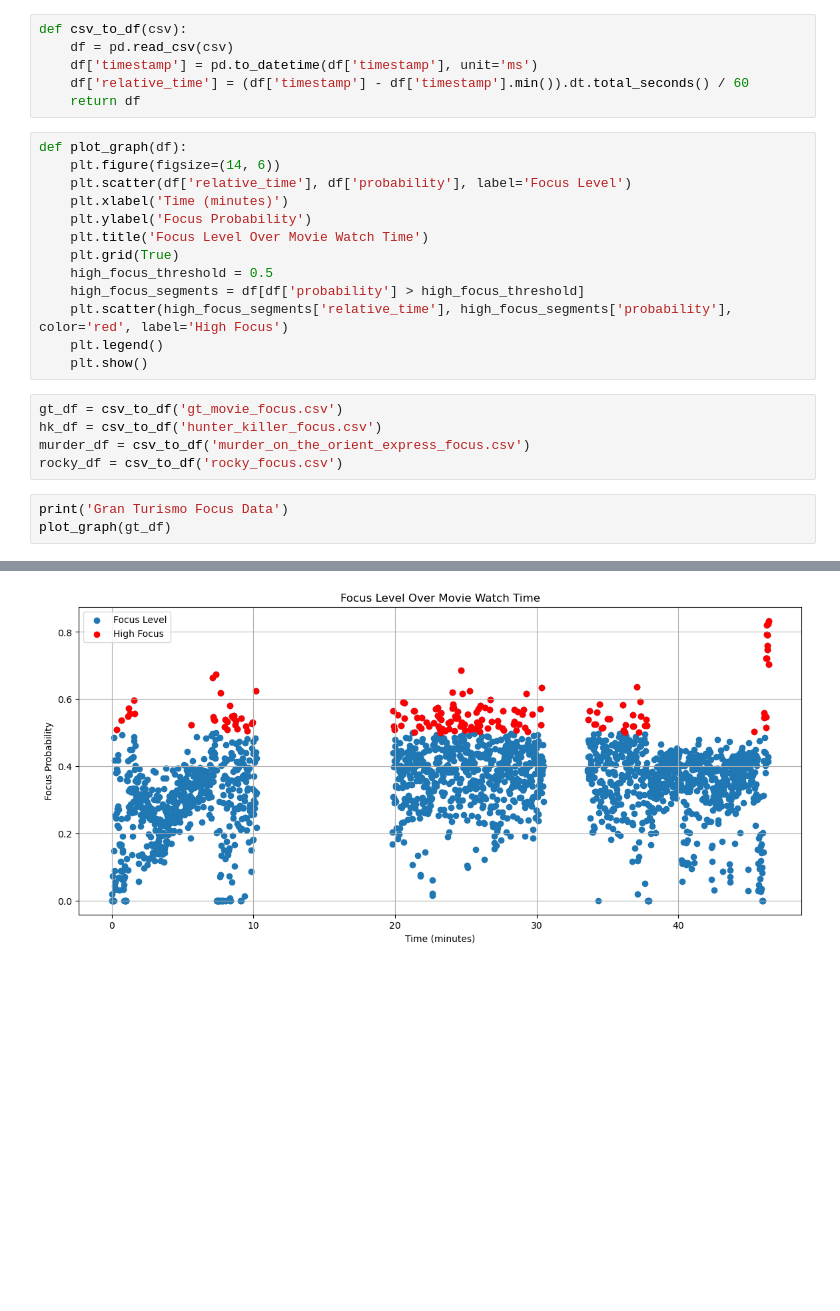
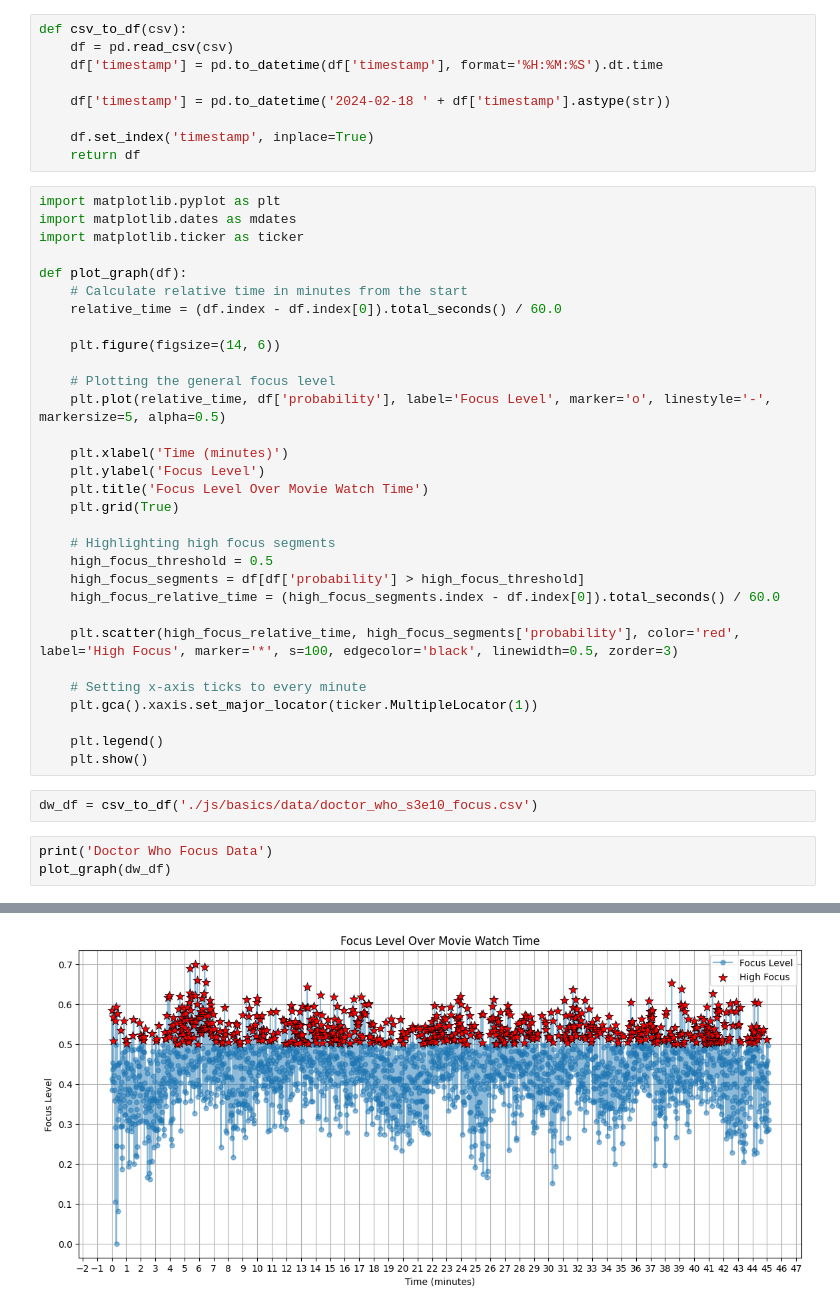
Before and after one commit to Imagine-Software-Club/PRJ-JG8NG-Neurosity, a Jupyter notebook: FocusData.ipynb, the cells around one changed output, grey strips where cells are left out. Drawn from its saved outputs; the diff is of its cells as text; blank space fills up the shorter version.

Commit message:
new focus analysis

```diff
--- a/FocusData.ipynb
+++ b/FocusData.ipynb
@@ -4,28 +12,46 @@ import matplotlib.pyplot as plt
 # %%
 def csv_to_df(csv):
     df = pd.read_csv(csv)
-    df['timestamp'] = pd.to_datetime(df['timestamp'], unit='ms')
-    df['relative_time'] = (df['timestamp'] - df['timestamp'].min()).dt.total_seconds() / 60
+    df['timestamp'] = pd.to_datetime(df['timestamp'], format='%H:%M:%S').dt.time
+
+    df['timestamp'] = pd.to_datetime('2024-02-18 ' + df['timestamp'].astype(str))
+
+    df.set_index('timestamp', inplace=True)
     return df
 # %%
+import matplotlib.pyplot as plt
+import matplotlib.dates as mdates
+import matplotlib.ticker as ticker
+
 def plot_graph(df):
+    # Calculate relative time in minutes from the start
+    relative_time = (df.index - df.index[0]).total_seconds() / 60.0
+
     plt.figure(figsize=(14, 6))
-    plt.scatter(df['relative_time'], df['probability'], label='Focus Level')
+
+    # Plotting the general focus level
+    plt.plot(relative_time, df['probability'], label='Focus Level', marker='o', linestyle='-', markersize=5, alpha=0.5)
+
     plt.xlabel('Time (minutes)')
-    plt.ylabel('Focus Probability')
+    plt.ylabel('Focus Level')
     plt.title('Focus Level Over Movie Watch Time')
     plt.grid(True)
+
+    # Highlighting high focus segments
     high_focus_threshold = 0.5
     high_focus_segments = df[df['probability'] > high_focus_threshold]
-    plt.scatter(high_focus_segments['relative_time'], high_focus_segments['probability'], color='red', label='High Focus')
+    high_focus_relative_time = (high_focus_segments.index - df.index[0]).total_seconds() / 60.0
+
+    plt.scatter(high_focus_relative_time, high_focus_segments['probability'], color='red', label='High Focus', marker='*', s=100, edgecolor='black', linewidth=0.5, zorder=3)
+
+    # Setting x-axis ticks to every minute
+    plt.gca().xaxis.set_major_locator(ticker.MultipleLocator(1))
+
     plt.legend()
     plt.show()
 # %%
-gt_df = csv_to_df('gt_movie_focus.csv')
-hk_df = csv_to_df('hunter_killer_focus.csv')
-murder_df = csv_to_df('murder_on_the_orient_express_focus.csv')
-rocky_df = csv_to_df('rocky_focus.csv')
+dw_df = csv_to_df('./js/basics/data/doctor_who_s3e10_focus.csv')
 # %%
-print('Gran Turismo Focus Data')
-plot_graph(gt_df)
+print('Doctor Who Focus Data')
+plot_graph(dw_df)
 # %% [output]
@@ -33 +59 @@ Gran Turismo Focus Data
-[figure, old version]
+[figure, new version]
```
Also changed, not shown: parts of 7 cells of this notebook.
